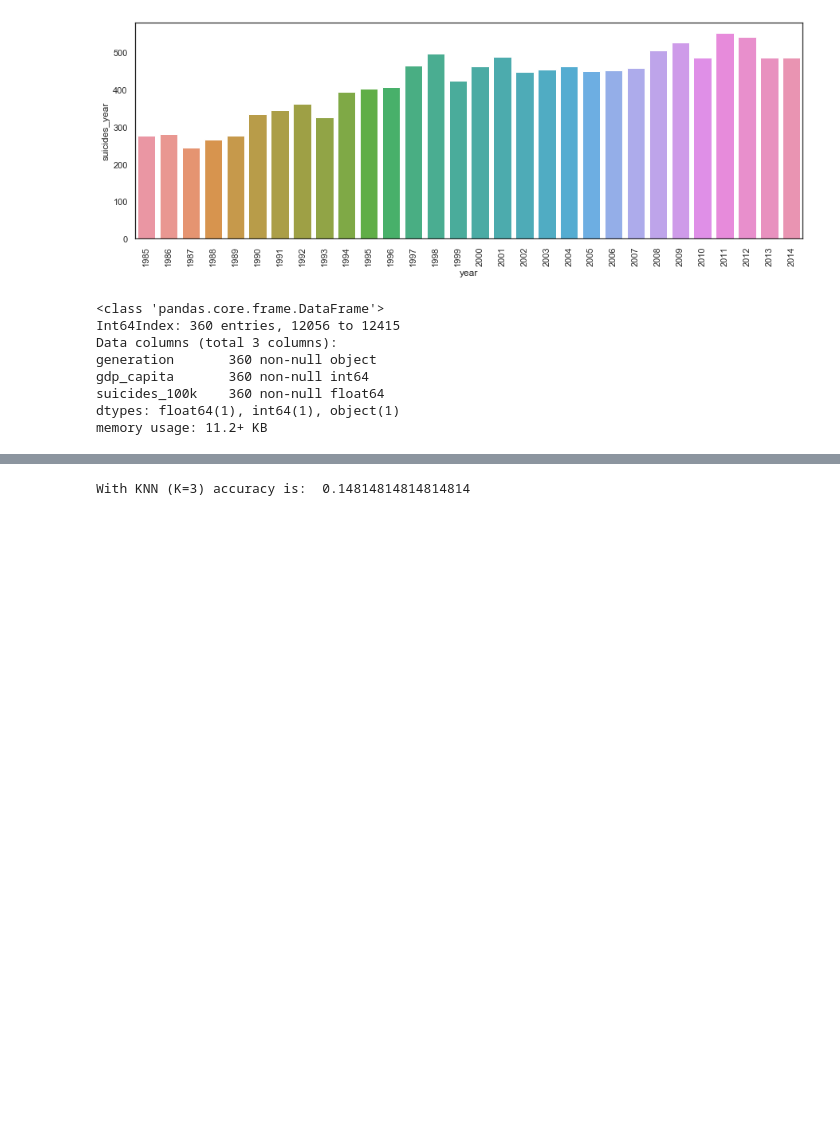
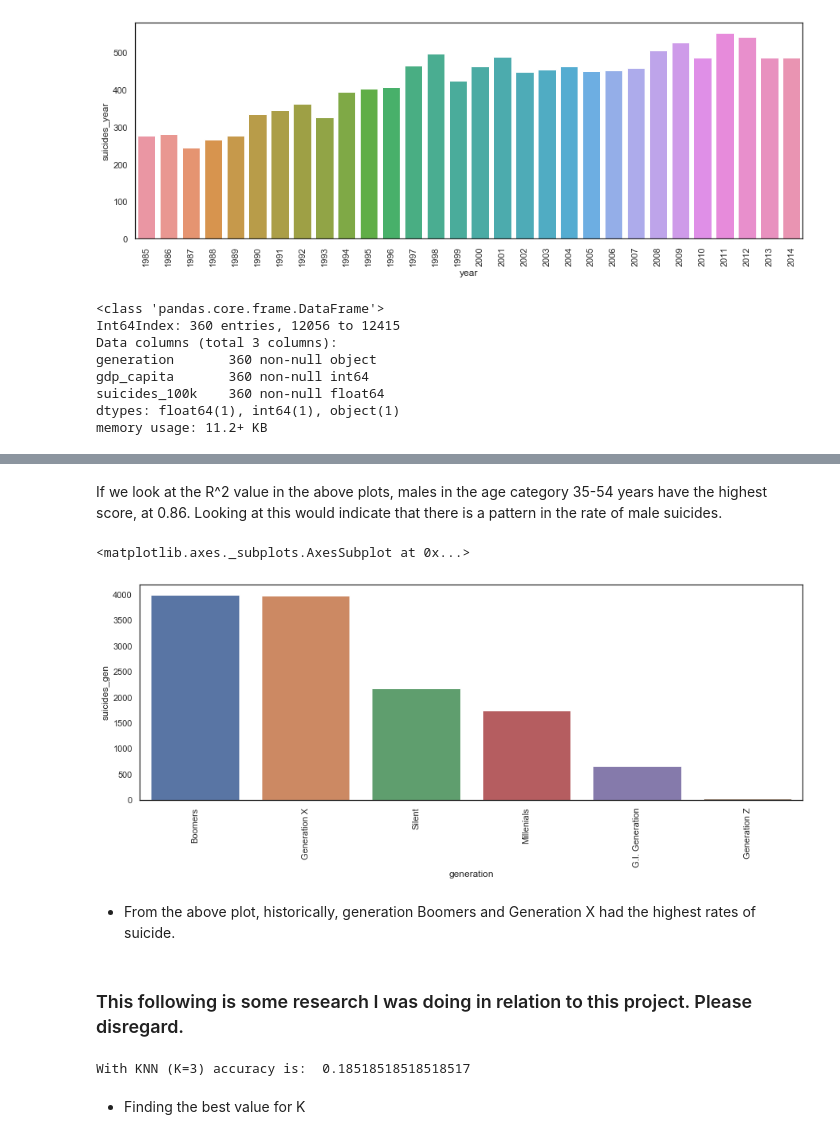
Before and after one commit to pocathain08/Fundamentals_of-Data_Analysis, a Jupyter notebook: PDA_Assessment_2019.ipynb, the cells around one changed output, grey strips where cells are left out. Cells and saved outputs as stored; diff of their text form; code cells hidden in the pictures; blank space fills up the shorter version.

```diff
--- a/PDA_Assessment_2019.ipynb
+++ b/PDA_Assessment_2019.ipynb
@@ -310,8 +356,32 @@ memory usage: 11.2+ KB
+# %% [markdown]
+If we look at the R^2 value in the above plots, males in the age category 35-54 years have the highest score, at 0.86. Looking at this would indicate that there is a pattern in the rate of male suicides.
+# %%
+suicides_gen = []
+
+for y in df_Eire['generation'].unique():
+    suicides_gen.append(sum(df_Eire[df_Eire['generation'] == y]['suicides_no']))
+
+n_suicides_gen = pd.DataFrame(suicides_gen, columns=['suicides_gen'])
+n_suicides_gen['generation'] = df_Eire['generation'].unique()
+
+top_gen = n_suicides_gen.sort_values('suicides_gen', ascending=False)['generation']
+top_suicides = n_suicides_gen.sort_values('suicides_gen', ascending=False)['suicides_gen']
+
+plt.figure(figsize=(15,5))
+plt.xticks(rotation=90)
+sns.barplot(x = top_gen, y = top_suicides)
+# %% [output]
+<matplotlib.axes._subplots.AxesSubplot at 0x...>
+[figure, added]
+# %% [markdown]
+- From the above plot, historically, generation Boomers and Generation X had the highest rates of suicide.
+# %% [markdown]
+### This following is some research I was doing in relation to this project. Please disregard.
 # %%
 from sklearn.neighbors import KNeighborsClassifier
 from sklearn.model_selection import train_test_split
 
-knn = KNeighborsClassifier(n_neighbors = 3)
+knn = KNeighborsClassifier(n_neighbors = 5)
 x,y = df_knn.loc[:,df_knn.columns != 'generation'], df_knn.loc[:,'generation']
 x_train,x_test,y_train,y_test = train_test_split(x,y,test_size = 0.3, random_state = 42)
 knn.fit(x_train,y_train)
@@ -319,5 +389,7 @@ prediction = knn.predict(x_test)
 #print('Prediction : {}'.format(prediction))
 print('With KNN (K=3) accuracy is: ', knn.score(x_test,y_test))
 # %% [output]
-With KNN (K=3) accuracy is:  0.14814814814814814
+With KNN (K=3) accuracy is:  0.18518518518518517
+# %% [markdown]
+- Finding the best value for K
 # %%
```
Also changed, not shown: parts of 7 cells of this notebook, 2 other files.
